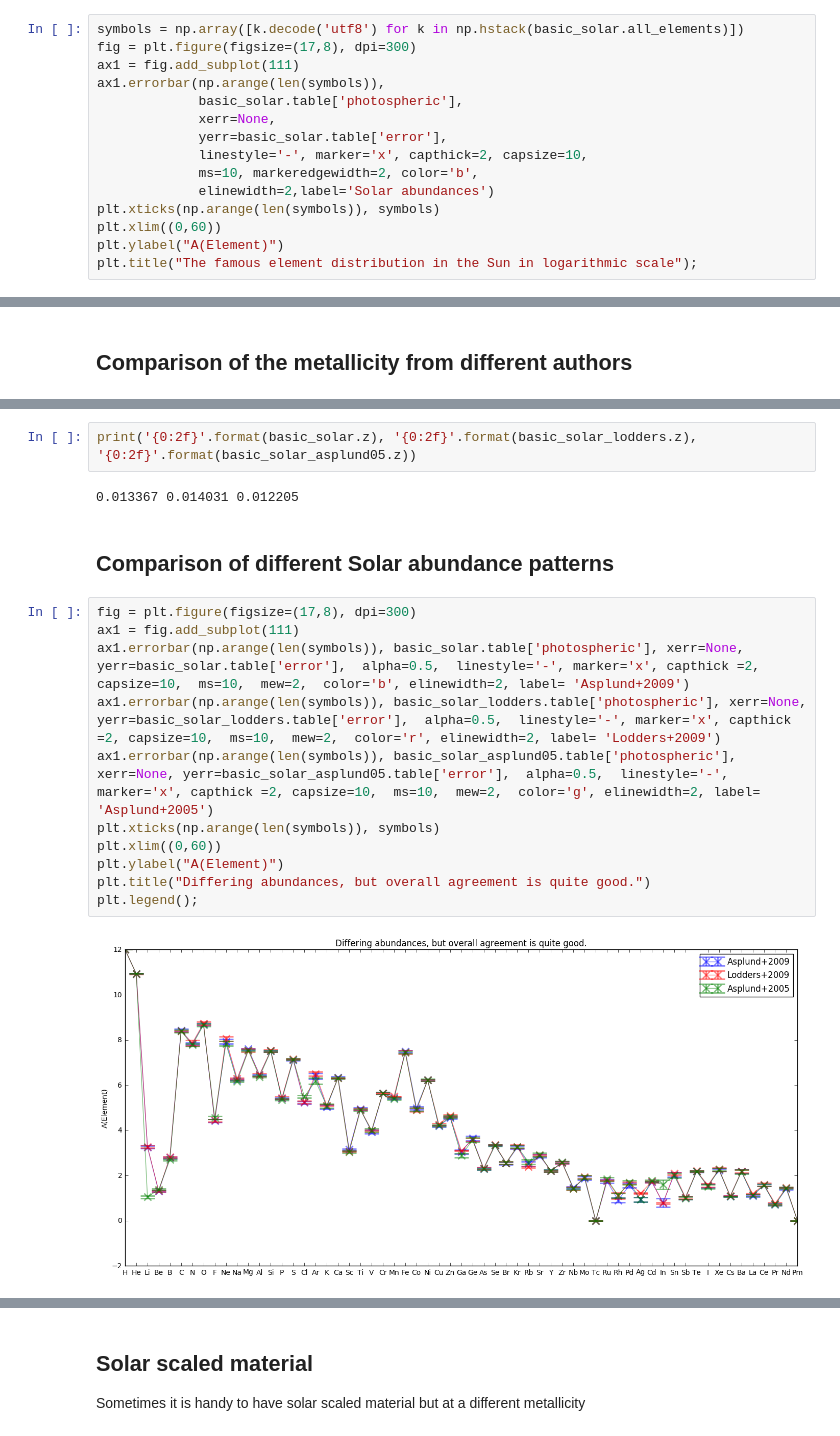
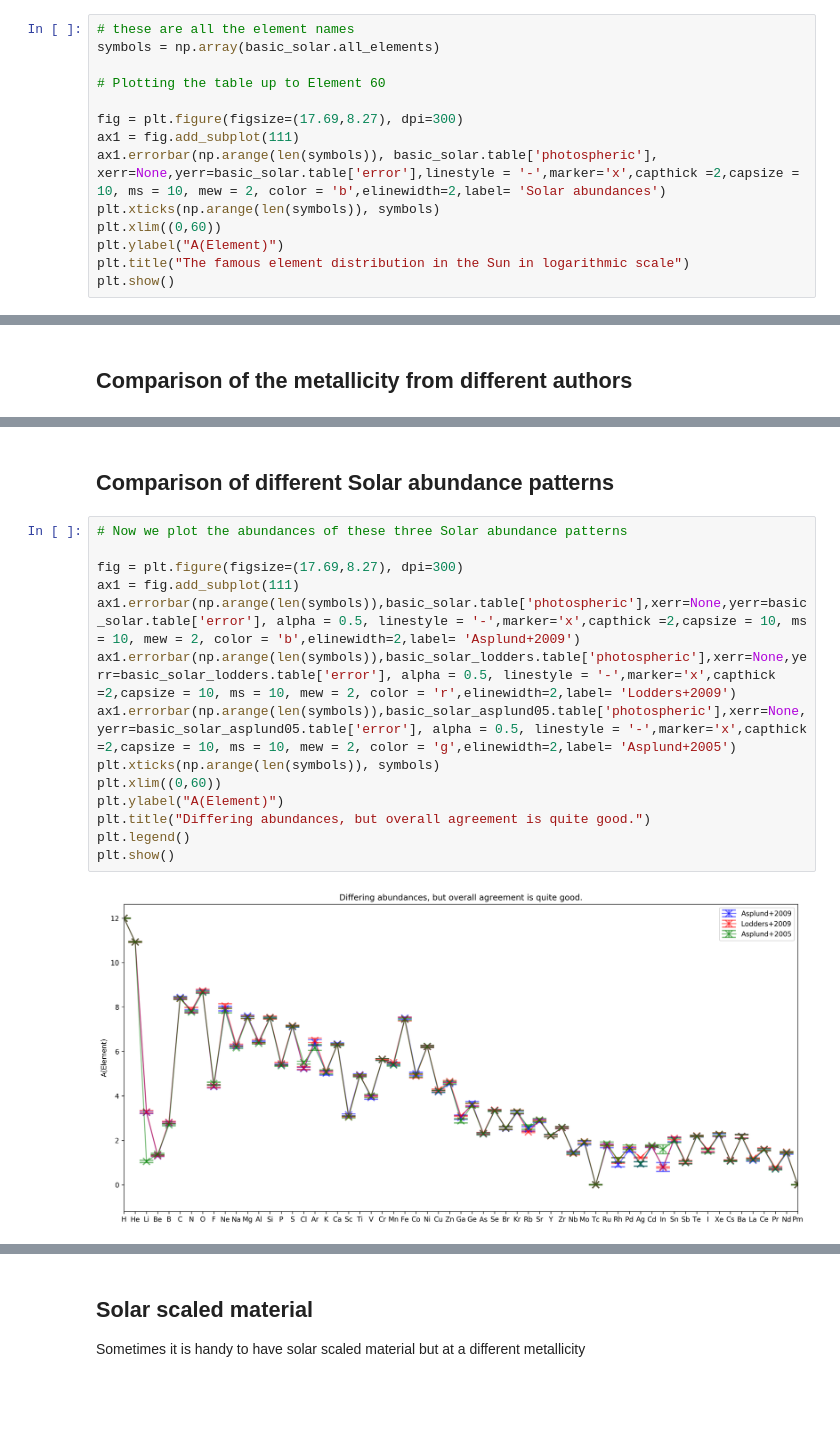
Before and after one commit to jan-rybizki/Chempy, a Jupyter notebook: tutorials/1-Solar_abundances.ipynb, the cells around one changed output, grey strips where cells are left out. Cells and saved outputs as stored; diff of their text form; blank space fills up the shorter version.

```diff
--- a/tutorials/1-Solar_abundances.ipynb
+++ b/tutorials/1-Solar_abundances.ipynb
@@ -65,18 +81,17 @@ Zn     30  0.00000173665  4.56000000      0.05000000
 # %% [markdown]
 ## Visualization of the famous Solar abundances pattern
 # %%
-symbols = np.array([k.decode('utf8') for k in np.hstack(basic_solar.all_elements)])
-fig = plt.figure(figsize=(17,8), dpi=300)
+# these are all the element names
+symbols = np.array(basic_solar.all_elements)
+
+# Plotting the table up to Element 60
+
+fig = plt.figure(figsize=(17.69,8.27), dpi=300)
 ax1 = fig.add_subplot(111)
-ax1.errorbar(np.arange(len(symbols)),
-             basic_solar.table['photospheric'],
-             xerr=None,
-             yerr=basic_solar.table['error'],
-             linestyle='-', marker='x', capthick=2, capsize=10,
-             ms=10, markeredgewidth=2, color='b',
-             elinewidth=2,label='Solar abundances')
+ax1.errorbar(np.arange(len(symbols)), basic_solar.table['photospheric'], xerr=None,yerr=basic_solar.table['error'],linestyle = '-',marker='x',capthick =2,capsize = 10, ms = 10, mew = 2, color = 'b',elinewidth=2,label= 'Solar abundances')
 plt.xticks(np.arange(len(symbols)), symbols)
 plt.xlim((0,60))
 plt.ylabel("A(Element)")
-plt.title("The famous element distribution in the Sun in logarithmic scale");
+plt.title("The famous element distribution in the Sun in logarithmic scale")
+plt.show()
 # %% [output]
@@ -118,20 +151,19 @@ basic_solar_asplund05.Asplund05_pure_solar()
-# %%
-print('{0:2f}'.format(basic_solar.z), '{0:2f}'.format(basic_solar_lodders.z), '{0:2f}'.format(basic_solar_asplund05.z))
-# %% [output]
-0.013367 0.014031 0.012205
 # %% [markdown]
 ## Comparison of different Solar abundance patterns
 # %%
-fig = plt.figure(figsize=(17,8), dpi=300)
+# Now we plot the abundances of these three Solar abundance patterns
+
+fig = plt.figure(figsize=(17.69,8.27), dpi=300)
 ax1 = fig.add_subplot(111)
-ax1.errorbar(np.arange(len(symbols)), basic_solar.table['photospheric'], xerr=None, yerr=basic_solar.table['error'],  alpha=0.5,  linestyle='-', marker='x', capthick =2, capsize=10,  ms=10,  mew=2,  color='b', elinewidth=2, label= 'Asplund+2009')
-ax1.errorbar(np.arange(len(symbols)), basic_solar_lodders.table['photospheric'], xerr=None, yerr=basic_solar_lodders.table['error'],  alpha=0.5,  linestyle='-', marker='x', capthick =2, capsize=10,  ms=10,  mew=2,  color='r', elinewidth=2, label= 'Lodders+2009')
-ax1.errorbar(np.arange(len(symbols)), basic_solar_asplund05.table['photospheric'], xerr=None, yerr=basic_solar_asplund05.table['error'],  alpha=0.5,  linestyle='-', marker='x', capthick =2, capsize=10,  ms=10,  mew=2,  color='g', elinewidth=2, label= 'Asplund+2005')
+ax1.errorbar(np.arange(len(symbols)),basic_solar.table['photospheric'],xerr=None,yerr=basic_solar.table['error'], alpha = 0.5, linestyle = '-',marker='x',capthick =2,capsize = 10, ms = 10, mew = 2, color = 'b',elinewidth=2,label= 'Asplund+2009')
+ax1.errorbar(np.arange(len(symbols)),basic_solar_lodders.table['photospheric'],xerr=None,yerr=basic_solar_lodders.table['error'], alpha = 0.5, linestyle = '-',marker='x',capthick =2,capsize = 10, ms = 10, mew = 2, color = 'r',elinewidth=2,label= 'Lodders+2009')
+ax1.errorbar(np.arange(len(symbols)),basic_solar_asplund05.table['photospheric'],xerr=None,yerr=basic_solar_asplund05.table['error'], alpha = 0.5, linestyle = '-',marker='x',capthick =2,capsize = 10, ms = 10, mew = 2, color = 'g',elinewidth=2,label= 'Asplund+2005')
 plt.xticks(np.arange(len(symbols)), symbols)
 plt.xlim((0,60))
 plt.ylabel("A(Element)")
 plt.title("Differing abundances, but overall agreement is quite good.")
-plt.legend();
+plt.legend()
+plt.show()
 # %% [output]
-[figure, old version]
+[figure, new version]
 # %%
```
Also changed, not shown: parts of 15 cells of this notebook, 7 other files.
